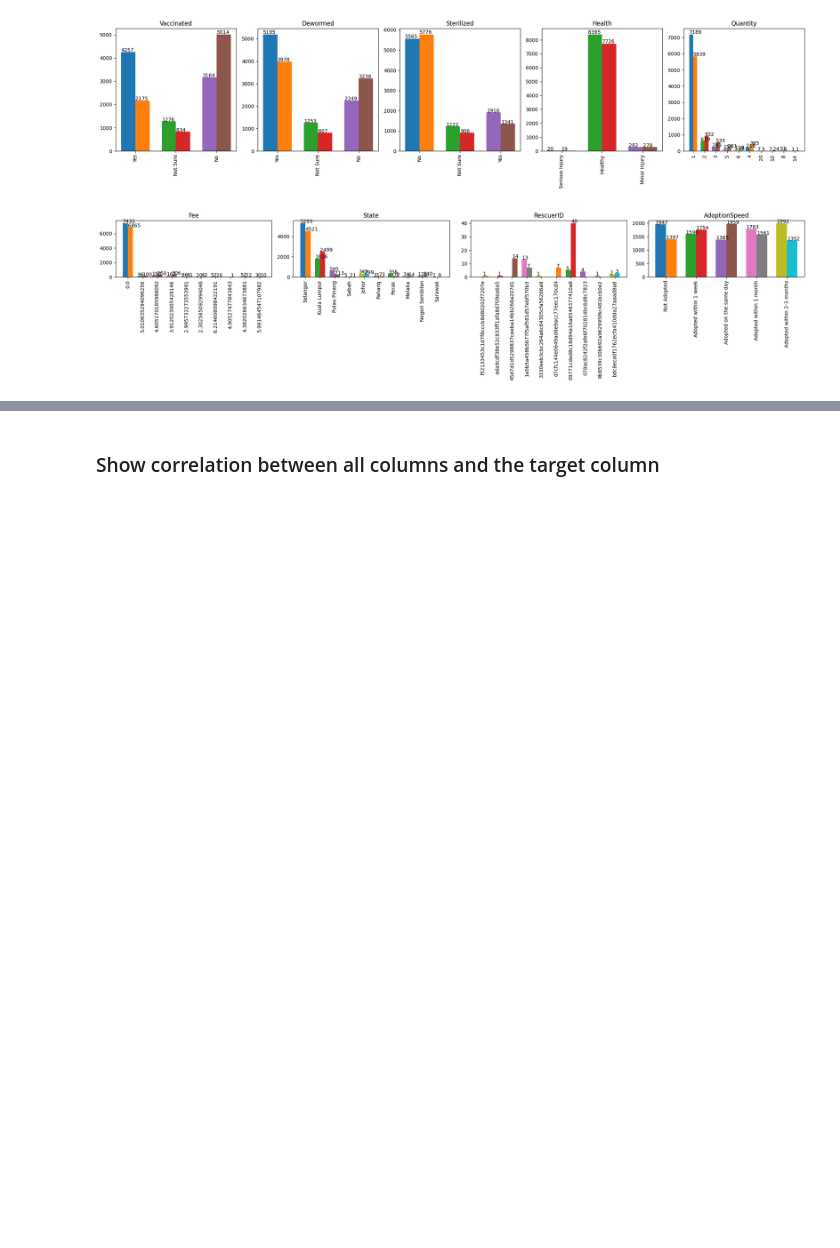
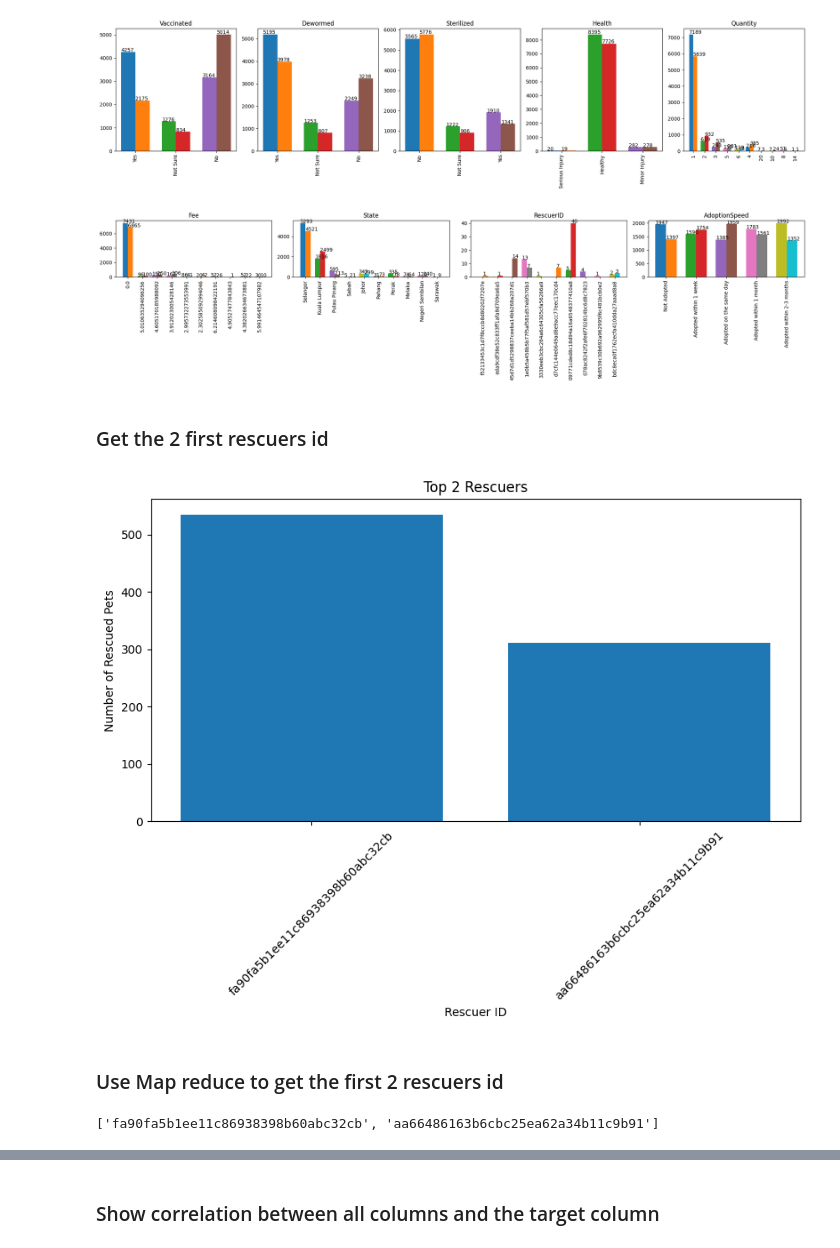
Before and after one commit to osamamagdy/PetFinder, a Jupyter notebook: data_visualization.ipynb, the cells around one changed output, grey strips where cells are left out. Cells and saved outputs as stored; diff of their text form; code cells hidden in the pictures; blank space fills up the shorter version.

Commit message:
Add on data visualization with map reduce

```diff
--- a/data_visualization.ipynb
+++ b/data_visualization.ipynb
@@ -570,3 +568,29 @@ for i in range(0, len(data.columns), 5):
 [figure]
 [figure]
 [figure]
+# %% [markdown]
+### Get the 2 first rescuers id
+# %%
+# Load the data
+data = pd.read_csv("train_balanced_log_corr_drop.csv")
+
+# Group the data by rescuer id and get the count
+rescuer_count = data.groupby("RescuerID").count()["Type"]
+# Sort the count in descending order
+rescuer_count = rescuer_count.sort_values(ascending=False)
+# Get the top 2 rescuers
+top_rescuers = rescuer_count.head(2)
+
+# visualize the result
+plt.figure(figsize=(10, 5))
+plt.bar(top_rescuers.index, top_rescuers.values)
+plt.title("Top 2 Rescuers")
+plt.xlabel("Rescuer ID")
+plt.ylabel("Number of Rescued Pets")
+# rotate the x-labels for better visibility
+plt.xticks(rotation=45)
+plt.show()
+# %% [output]
+[figure, added]
+# %% [markdown]
+### Use Map reduce to get the first 2 rescuers id
@@ -572,0 +599,24 @@ for i in range(0, len(data.columns), 5):
+# %%
+from pyspark.sql import SparkSession
+from pyspark.sql.functions import col
+from pyspark.sql.functions import desc
+from pyspark.sql.functions import sum
+
+# Create a SparkSession
+spark = SparkSession.builder.appName("PetRescue").getOrCreate()
+
+# Read the CSV file into a DataFrame using Spark
+df = spark.read.csv("train_balanced_log_corr_drop.csv", header=True)
+
+# Group the data by the rescuer ID and count the number of pets each rescuer has rescued
+rescuers = df.groupBy("RescuerID").agg(sum("AdoptionSpeed").alias("PetCount"))
+
+# Sort the rescuers by the number of pets they have rescued in descending order
+sorted_rescuers = rescuers.sort(desc("PetCount"))
+
+# Get the first 2 rescuers with the highest pet count
+top_rescuers = sorted_rescuers.select("RescuerID").limit(2).rdd.flatMap(lambda x: x).collect()
+
+print(top_rescuers)
+# %% [output]
+['fa90fa5b1ee11c86938398b60abc32cb', 'aa66486163b6cbc25ea62a34b11c9b91']
```
Also changed, not shown: parts of 9 cells of this notebook, 8 other files.
